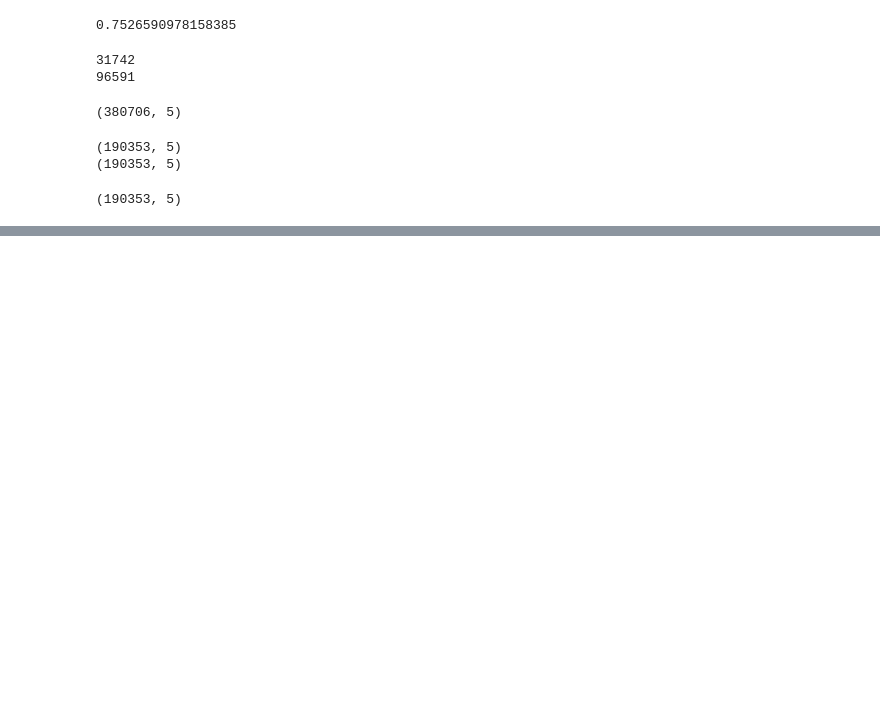
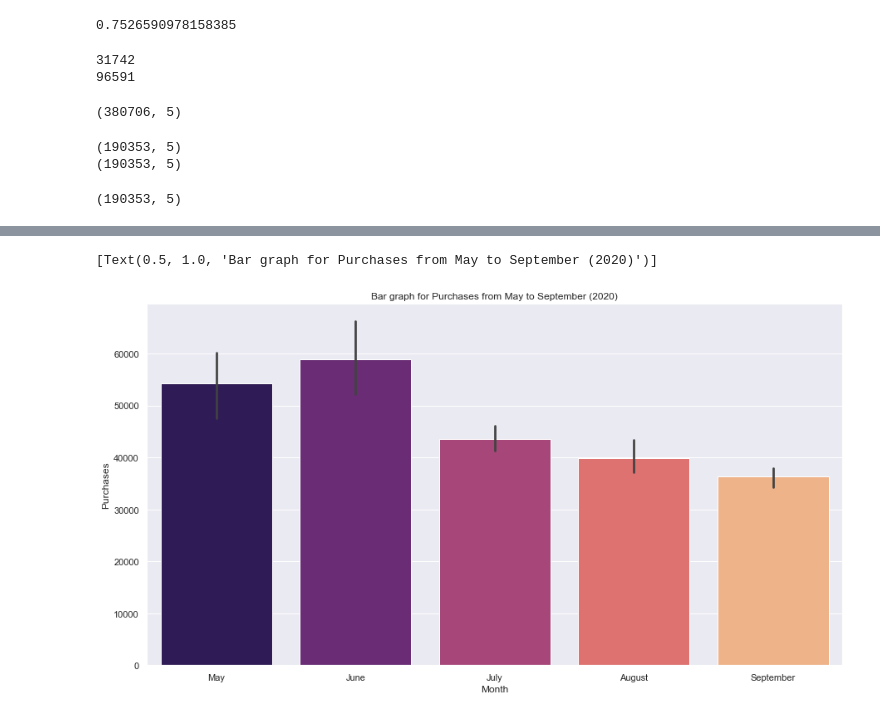
Before and after one commit to AdityaAS/Fashion-Recommendation-using-ML, a Jupyter notebook: data_preprocessed.ipynb, the cells around one changed output, grey strips where cells are left out. Drawn from its saved outputs; the diff is of its cells as text; code cells hidden in the pictures; blank space fills up the shorter version.

```diff
--- a/data_preprocessed.ipynb
+++ b/data_preprocessed.ipynb
@@ -108,0 +149,8 @@ print(test_x.shape)
+# %%
+y = x['t_dat'].value_counts().rename_axis('date').reset_index(name='Purchases')
+y["Period"] = pd.to_datetime(y["date"])
+y = y.set_index("Period")
+y["year"] = y.index.year
+y["Month"] = y.index.month_name()
+y["month_number"] = y.index.month
+y.head()
@@ -108,0 +165,7 @@ print(test_x.shape)
+# %%
+### barplot for sampled dataset (4 months)
+y = y.sort_values('month_number')
+sns.barplot(x = 'Month', y='Purchases', data = y,  palette = 'magma').set(title='Bar graph for Purchases from May to September (2020)')
+# %% [output]
+[Text(0.5, 1.0, 'Bar graph for Purchases from May to September (2020)')]
+[figure, added]
```
Also changed, not shown: parts of 8 cells of this notebook, 1 other file.
